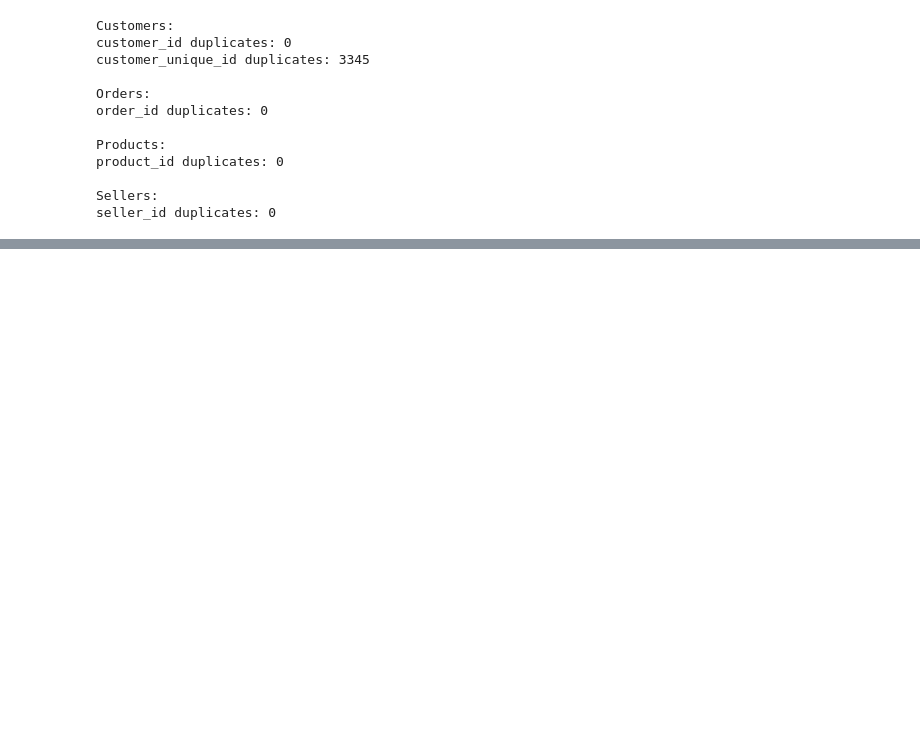
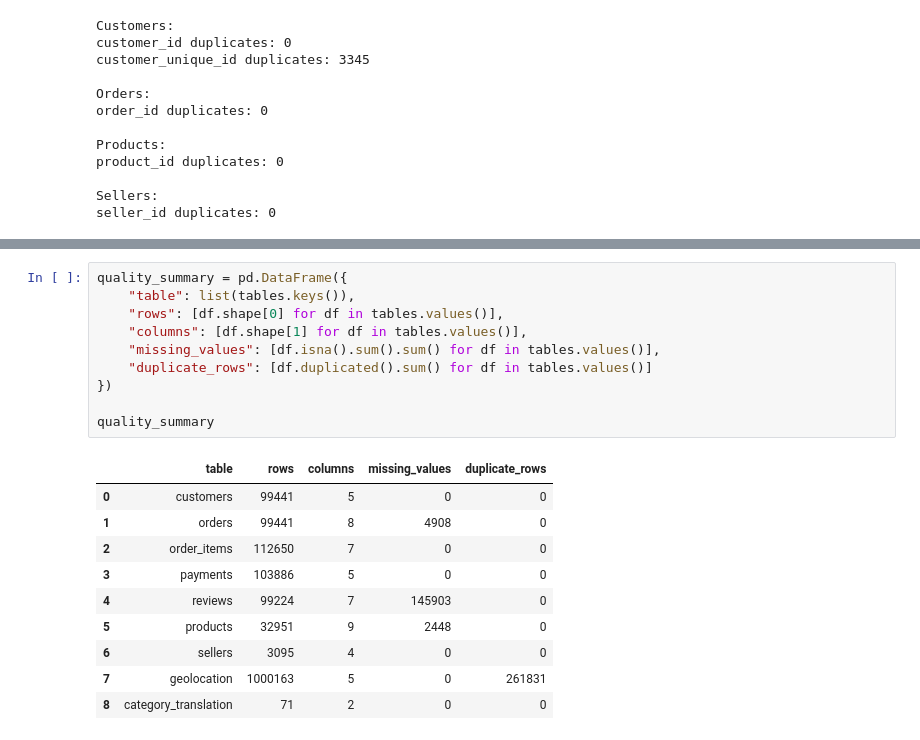
Before and after one commit to varunwalia120/Retail-Sales-Customer-Analytics, a Jupyter notebook: notebooks/01_dataset_understanding.ipynb, the cells around one changed output, grey strips where cells are left out. Drawn from its saved outputs; the diff is of its cells as text; blank space fills up the shorter version.

Commit message:
feat: complete data quality assessment

```diff
--- a/notebooks/01_dataset_understanding.ipynb
+++ b/notebooks/01_dataset_understanding.ipynb
@@ -302,0 +411,21 @@ seller_id duplicates: 0
+# %%
+quality_summary = pd.DataFrame({
+    "table": list(tables.keys()),
+    "rows": [df.shape[0] for df in tables.values()],
+    "columns": [df.shape[1] for df in tables.values()],
+    "missing_values": [df.isna().sum().sum() for df in tables.values()],
+    "duplicate_rows": [df.duplicated().sum() for df in tables.values()]
+})
+
+quality_summary
+# %% [output]
+|  | table | rows | columns | missing_values | duplicate_rows |
+| 0 | customers | 99441 | 5 | 0 | 0 |
+| 1 | orders | 99441 | 8 | 4908 | 0 |
+| 2 | order_items | 112650 | 7 | 0 | 0 |
+| 3 | payments | 103886 | 5 | 0 | 0 |
+| 4 | reviews | 99224 | 7 | 145903 | 0 |
+| 5 | products | 32951 | 9 | 2448 | 0 |
+| 6 | sellers | 3095 | 4 | 0 | 0 |
+| 7 | geolocation | 1000163 | 5 | 0 | 261831 |
+| 8 | category_translation | 71 | 2 | 0 | 0 |
```
Also changed, not shown: parts of 8 cells of this notebook.
